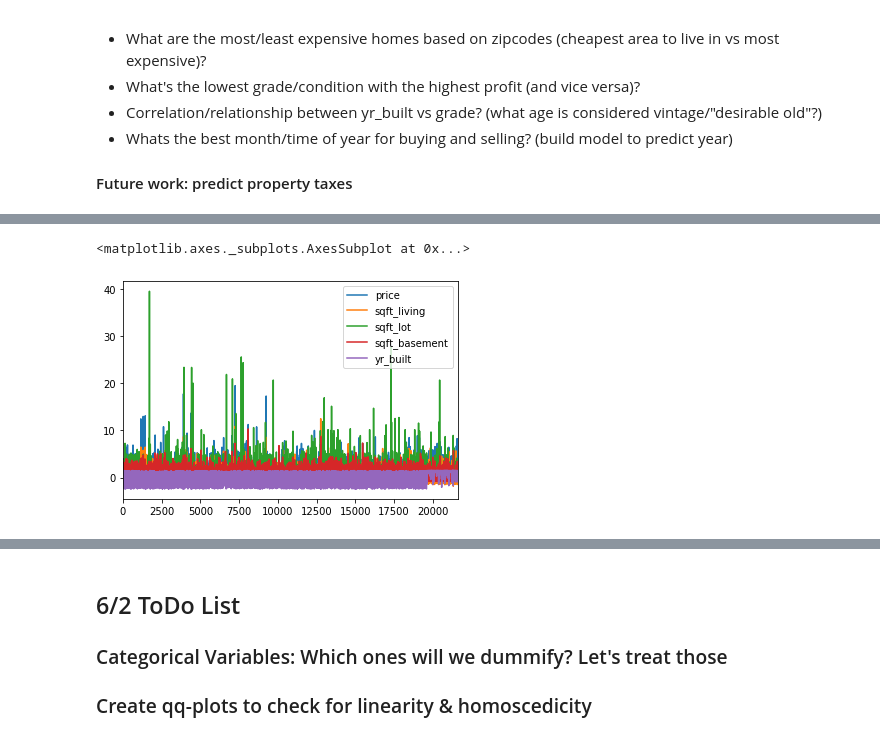
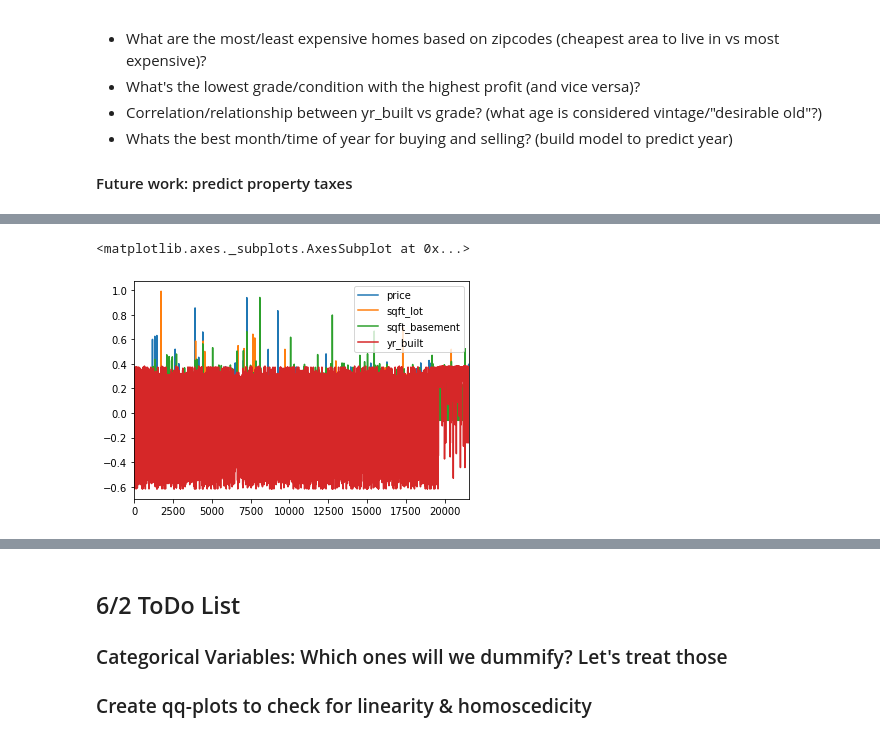
Before and after one commit to EricaSG/dsc-mod-2-project-v2-1-onl01-dtsc-ft-041320, a Jupyter notebook: student.ipynb, the cells around one changed output, grey strips where cells are left out. Cells and saved outputs as stored; diff of their text form; code cells hidden in the pictures.

```diff
--- a/student.ipynb
+++ b/student.ipynb
@@ -357,6 +357,6 @@ df_cont = df_cont.drop(['sqft_above'], axis=1) #sqrt living and above are collin
 #Temporalily Remove the date column from the continuous variable dataframe. Though it
 #is continuous, we wont be able to perform mathemtical equations with this column. We
 #will add it back in later
-norm_check = df_cont.drop(['date'], axis=1)
+norm_check = df_cont.drop(['date', 'sqft_living'], axis=1)
 norm_check.head()
 # %% [output]
@@ -393,0 +435,11 @@ stats.shapiro(cont_array)
+# %%
+# Mean Normalization
+def mean_norm(series):
+    return (series - series.mean()) / (series.max()- series.min())
+
+top_feat = ['sqft_lot', 'sqft_basement', 'yr_built', 'price']
+for feat in top_feat:
+    df[feat] = mean_norm(df[feat])
+
+mean_norm_df = mean_norm(norm_check)
+mean_norm_df.head()
@@ -394,8 +478,8 @@ stats.shapiro(cont_array)
 # %%
-norm_df.plot() #Conduct a visual check for normality after we've normalized the data
+mean_norm_df.plot() #Conduct a visual check for normality after we've normalized the data
 # %% [output]
 <matplotlib.axes._subplots.AxesSubplot at 0x...>
-[figure, old version]
+[figure, new version]
 # %%
 #Do one hot encoding to treat categorical variables
 ##Figure out why this isnt working!!!
```
Also changed, not shown: parts of 23 cells of this notebook.
